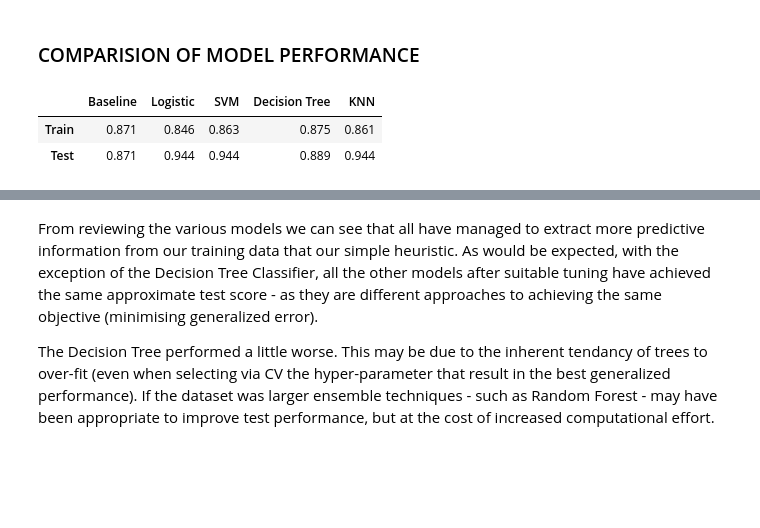
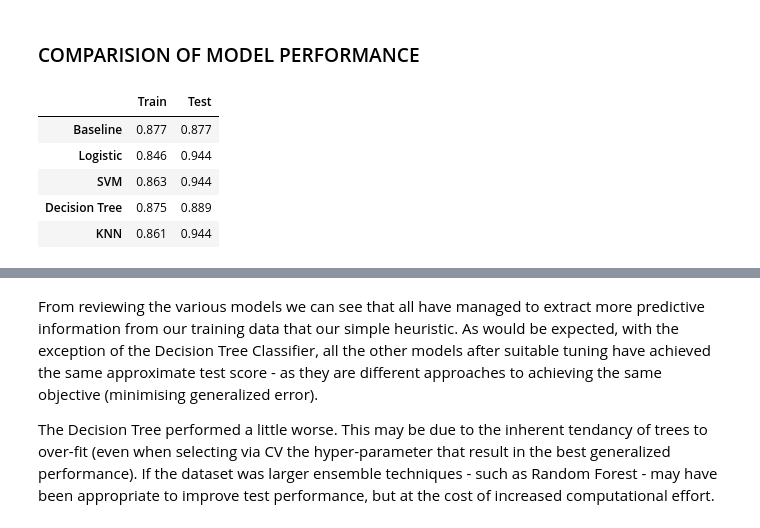
Before and after one commit to tomfuller71/Capstone, a Jupyter notebook: ML_Predict.ipynb, the cells around one changed output, grey strips where cells are left out. Saved outputs shown, nothing was run; the diff lists cells and outputs as text; code cells hidden in the pictures; blank space fills up the shorter version.

```diff
--- a/ML_Predict.ipynb
+++ b/ML_Predict.ipynb
@@ -616,9 +635,13 @@ Training accuracy : 0.8607142857142858
 Test accuracy: 94.4%
 # %% [markdown]
 ### COMPARISION OF MODEL PERFORMANCE
-# %%
-pd.DataFrame(MODEL_SCORES)
-# %% [output]
-|  | Baseline | Logistic | SVM | Decision Tree | KNN |
-| Train | 0.871 | 0.846 | 0.863 | 0.875 | 0.861 |
-| Test | 0.871 | 0.944 | 0.944 | 0.889 | 0.944 |
+# %%
+comp_models = pd.DataFrame(MODEL_SCORES).T
+comp_models
+# %% [output]
+|  | Train | Test |
+| Baseline | 0.877 | 0.877 |
+| Logistic | 0.846 | 0.944 |
+| SVM | 0.863 | 0.944 |
+| Decision Tree | 0.875 | 0.889 |
+| KNN | 0.861 | 0.944 |
```
Also changed, not shown: parts of 8 cells of this notebook.
